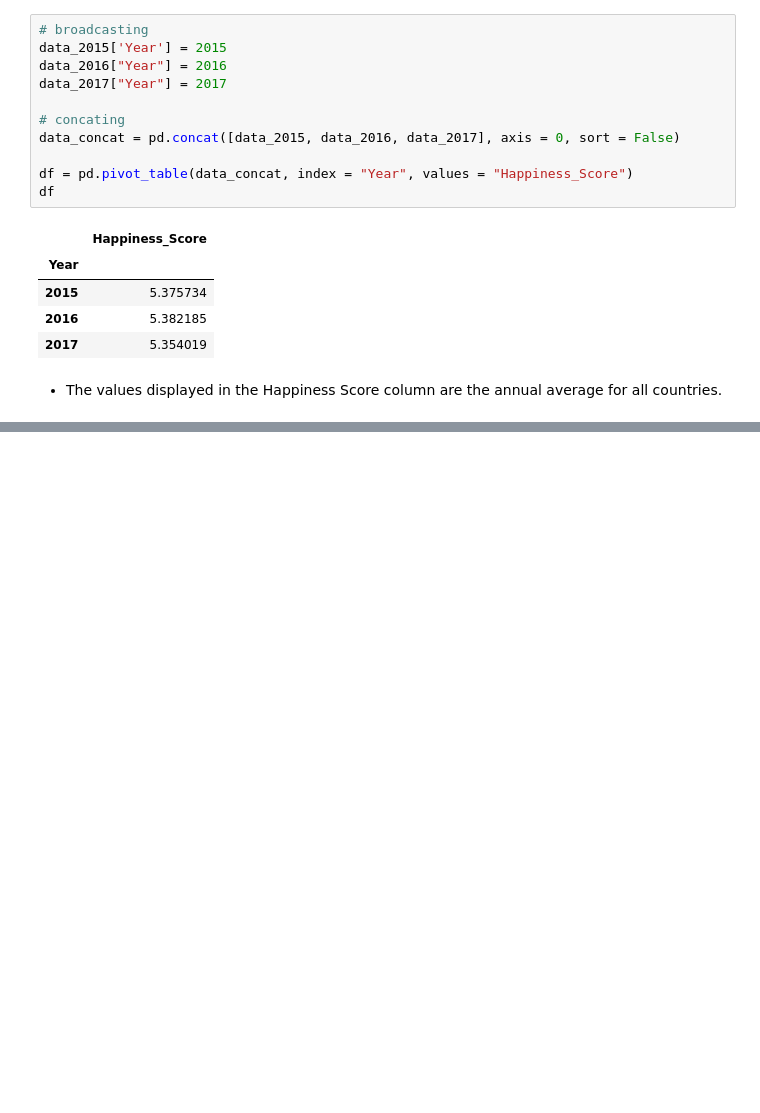
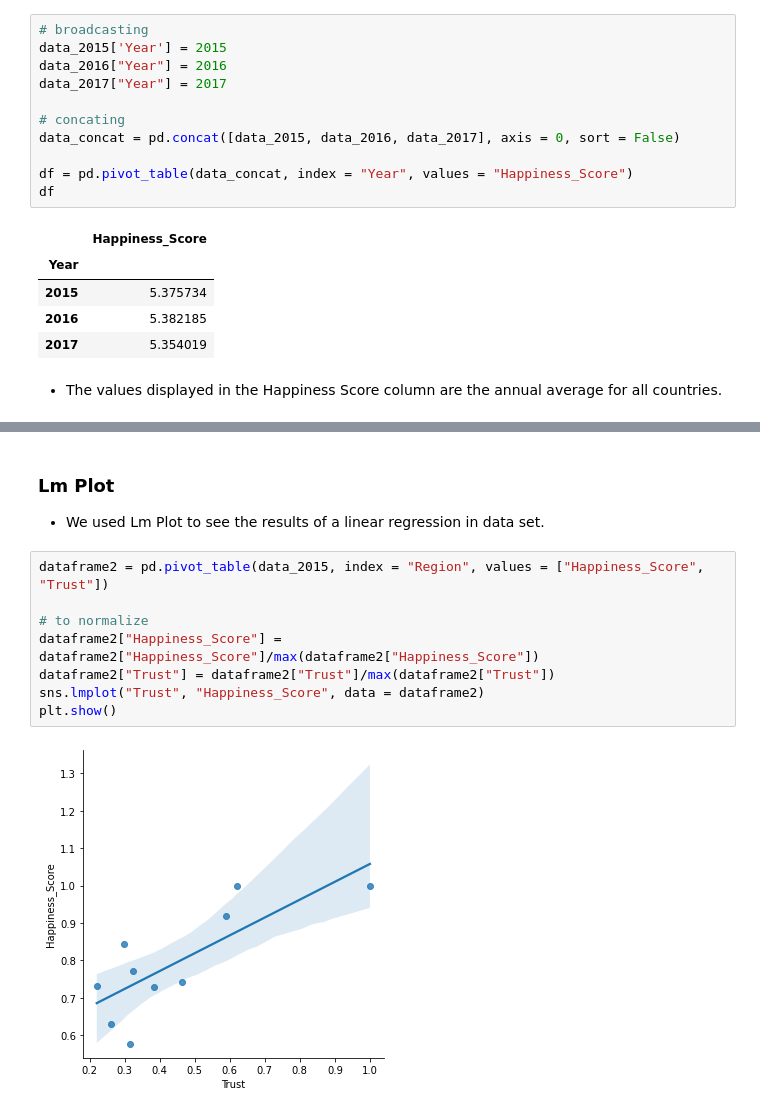
Before and after one commit to ApurbaKumarMajumder/Machine-Learning, a Jupyter notebook: Models/World_Happiness_Report_Data_Compilation.ipynb, the cells around one changed output, grey strips where cells are left out. Cells and saved outputs as stored; diff of their text form; blank space fills up the shorter version.

```diff
--- a/Models/World_Happiness_Report_Data_Compilation.ipynb
+++ b/Models/World_Happiness_Report_Data_Compilation.ipynb
@@ -314,0 +317,14 @@ plt.show()
+# %% [markdown]
+### Lm Plot
+
+* We used Lm Plot to see the results of a linear regression in data set.
+# %%
+dataframe2 = pd.pivot_table(data_2015, index = "Region", values = ["Happiness_Score", "Trust"])
+
+# to normalize
+dataframe2["Happiness_Score"] = dataframe2["Happiness_Score"]/max(dataframe2["Happiness_Score"])
+dataframe2["Trust"] = dataframe2["Trust"]/max(dataframe2["Trust"])
+sns.lmplot("Trust", "Happiness_Score", data = dataframe2)
+plt.show()
+# %% [output]
+[figure, added]
```
Also changed, not shown: parts of 5 cells of this notebook.
